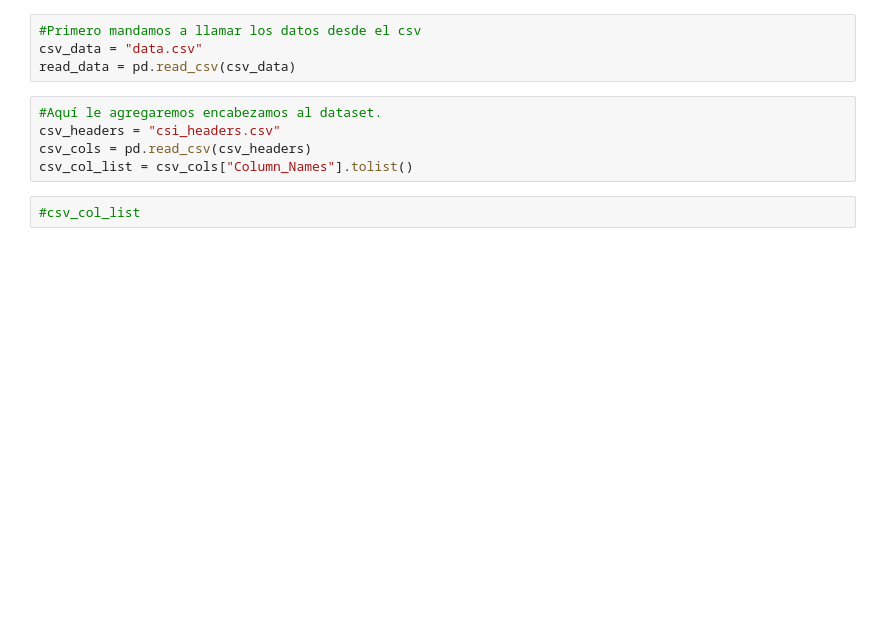
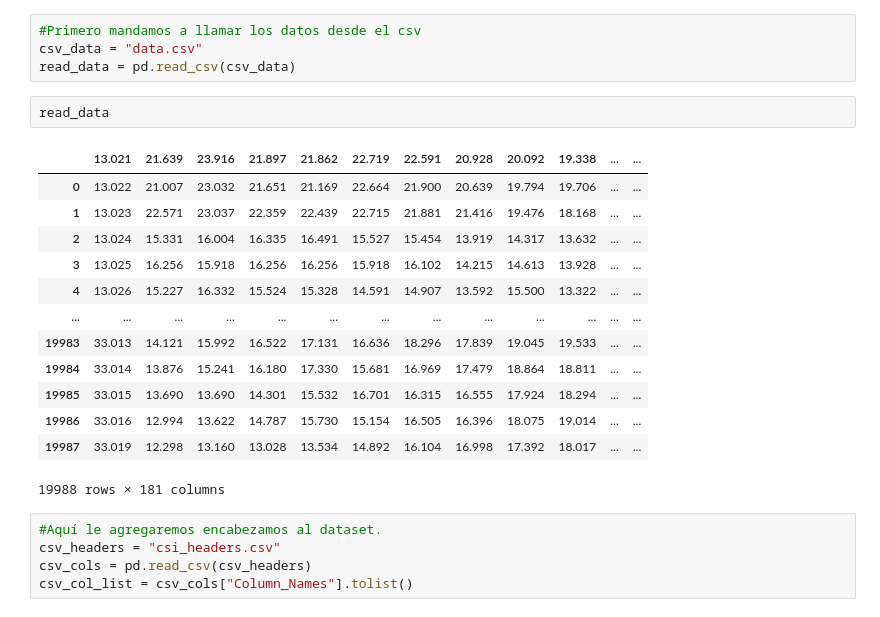
Before and after one commit to RevanTIE/WIFIALR, a Jupyter notebook: CSI_preprocesamiento.ipynb, the cells around one changed output. Cells and saved outputs as stored; diff of their text form; blank space fills up the shorter version.

```diff
--- a/CSI_preprocesamiento.ipynb
+++ b/CSI_preprocesamiento.ipynb
@@ -7,10 +8,24 @@ import matplotlib.pyplot as plt
 #Primero mandamos a llamar los datos desde el csv
 csv_data = "data.csv"
 read_data = pd.read_csv(csv_data)
+# %%
+read_data
+# %% [output]
+|  | 13.021 | 21.639 | 23.916 | 21.897 | 21.862 | 22.719 | 22.591 | 20.928 | 20.092 | 19.338 | ... | ... |
+| 0 | 13.022 | 21.007 | 23.032 | 21.651 | 21.169 | 22.664 | 21.900 | 20.639 | 19.794 | 19.706 | ... | ... |
+| 1 | 13.023 | 22.571 | 23.037 | 22.359 | 22.439 | 22.715 | 21.881 | 21.416 | 19.476 | 18.168 | ... | ... |
+| 2 | 13.024 | 15.331 | 16.004 | 16.335 | 16.491 | 15.527 | 15.454 | 13.919 | 14.317 | 13.632 | ... | ... |
+| 3 | 13.025 | 16.256 | 15.918 | 16.256 | 16.256 | 15.918 | 16.102 | 14.215 | 14.613 | 13.928 | ... | ... |
+| 4 | 13.026 | 15.227 | 16.332 | 15.524 | 15.328 | 14.591 | 14.907 | 13.592 | 15.500 | 13.322 | ... | ... |
+| ... | ... | ... | ... | ... | ... | ... | ... | ... | ... | ... | ... | ... |
+| 19983 | 33.013 | 14.121 | 15.992 | 16.522 | 17.131 | 16.636 | 18.296 | 17.839 | 19.045 | 19.533 | ... | ... |
+| 19984 | 33.014 | 13.876 | 15.241 | 16.180 | 17.330 | 15.681 | 16.969 | 17.479 | 18.864 | 18.811 | ... | ... |
+| 19985 | 33.015 | 13.690 | 13.690 | 14.301 | 15.532 | 16.701 | 16.315 | 16.555 | 17.924 | 18.294 | ... | ... |
+| 19986 | 33.016 | 12.994 | 13.622 | 14.787 | 15.730 | 15.154 | 16.505 | 16.396 | 18.075 | 19.014 | ... | ... |
+| 19987 | 33.019 | 12.298 | 13.160 | 13.028 | 13.534 | 14.892 | 16.104 | 16.998 | 17.392 | 18.017 | ... | ... |
+19988 rows × 181 columns
 # %%
 #Aquí le agregaremos encabezamos al dataset.
 csv_headers = "csi_headers.csv"
 csv_cols = pd.read_csv(csv_headers)
 csv_col_list = csv_cols["Column_Names"].tolist()
-# %%
-#csv_col_list
```
Also changed, not shown: parts of 18 cells of this notebook.
